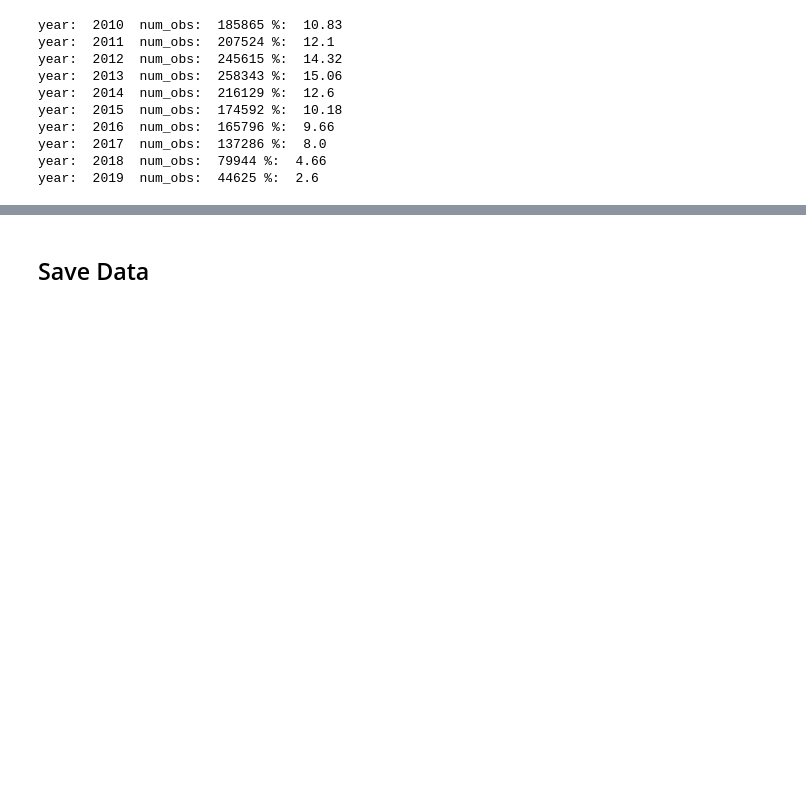
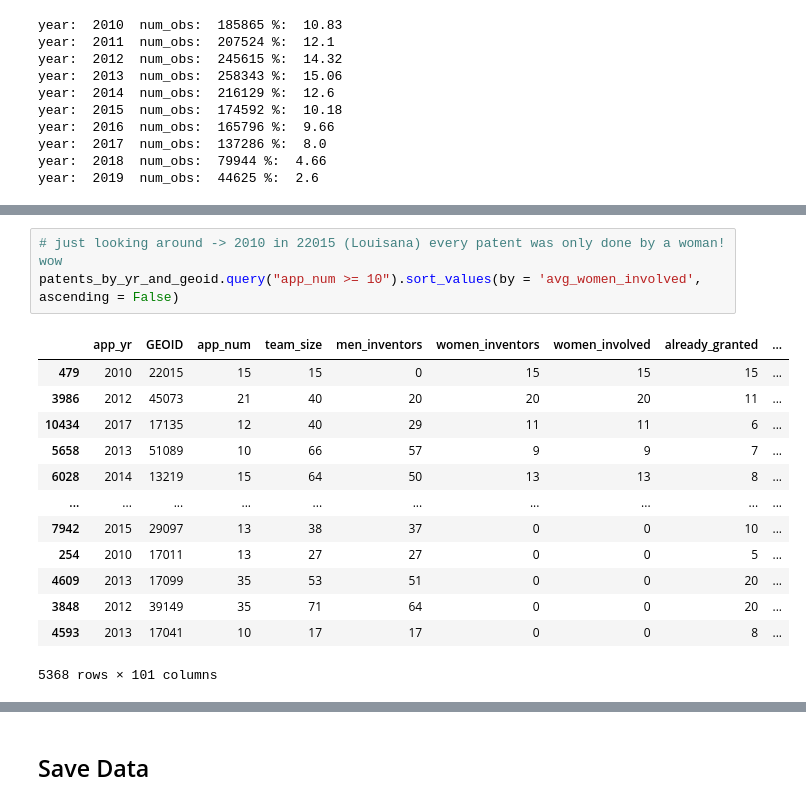
Before and after one commit to mhk9c/patents22, a Jupyter notebook: 8_clean_merged.ipynb, the cells around one changed output, grey strips where cells are left out. Drawn from its saved outputs; the diff is of its cells as text; blank space fills up the shorter version.

```diff
--- a/8_clean_merged.ipynb
+++ b/8_clean_merged.ipynb
@@ -615,0 +926,17 @@ patents_test_val.shape
+# %%
+# just looking around -> 2010 in 22015 (Louisana) every patent was only done by a woman! wow
+patents_by_yr_and_geoid.query("app_num >= 10").sort_values(by = 'avg_women_involved', ascending = False)
+# %% [output]
+|  | app_yr | GEOID | app_num | team_size | men_inventors | women_inventors | women_involved | already_granted | ... |
+| 479 | 2010 | 22015 | 15 | 15 | 0 | 15 | 15 | 15 | ... |
+| 3986 | 2012 | 45073 | 21 | 40 | 20 | 20 | 20 | 11 | ... |
+| 10434 | 2017 | 17135 | 12 | 40 | 29 | 11 | 11 | 6 | ... |
+| 5658 | 2013 | 51089 | 10 | 66 | 57 | 9 | 9 | 7 | ... |
+| 6028 | 2014 | 13219 | 15 | 64 | 50 | 13 | 13 | 8 | ... |
+| ... | ... | ... | ... | ... | ... | ... | ... | ... | ... |
+| 7942 | 2015 | 29097 | 13 | 38 | 37 | 0 | 0 | 10 | ... |
+| 254 | 2010 | 17011 | 13 | 27 | 27 | 0 | 0 | 5 | ... |
+| 4609 | 2013 | 17099 | 35 | 53 | 51 | 0 | 0 | 20 | ... |
+| 3848 | 2012 | 39149 | 35 | 71 | 64 | 0 | 0 | 20 | ... |
+| 4593 | 2013 | 17041 | 10 | 17 | 17 | 0 | 0 | 8 | ... |
+5368 rows × 101 columns
```
Also changed, not shown: parts of 36 cells of this notebook.
